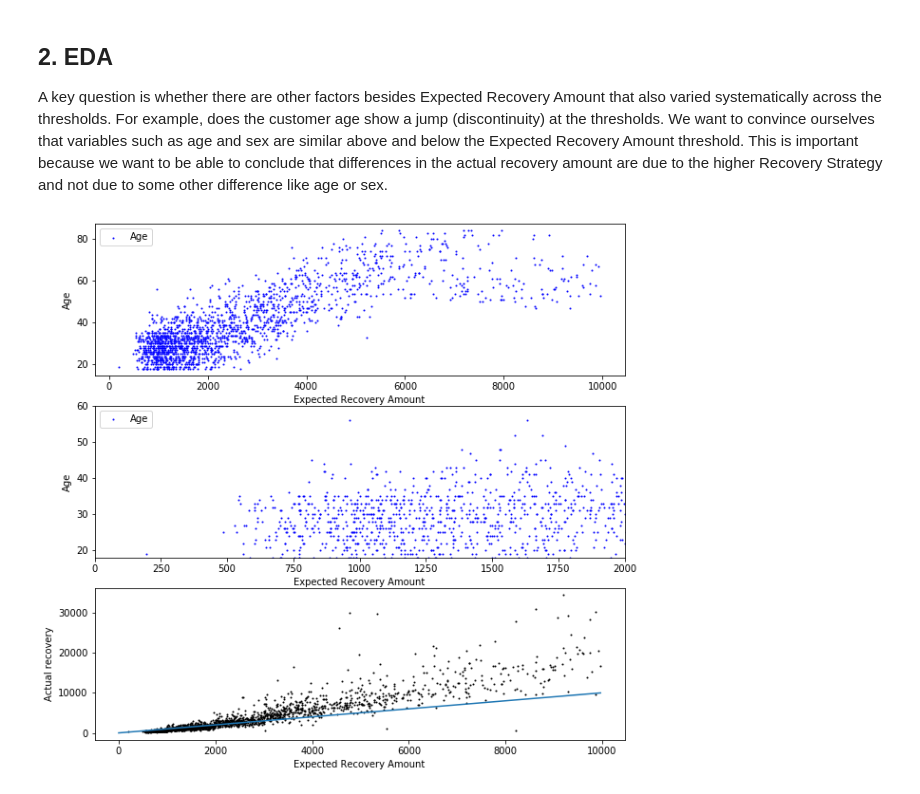
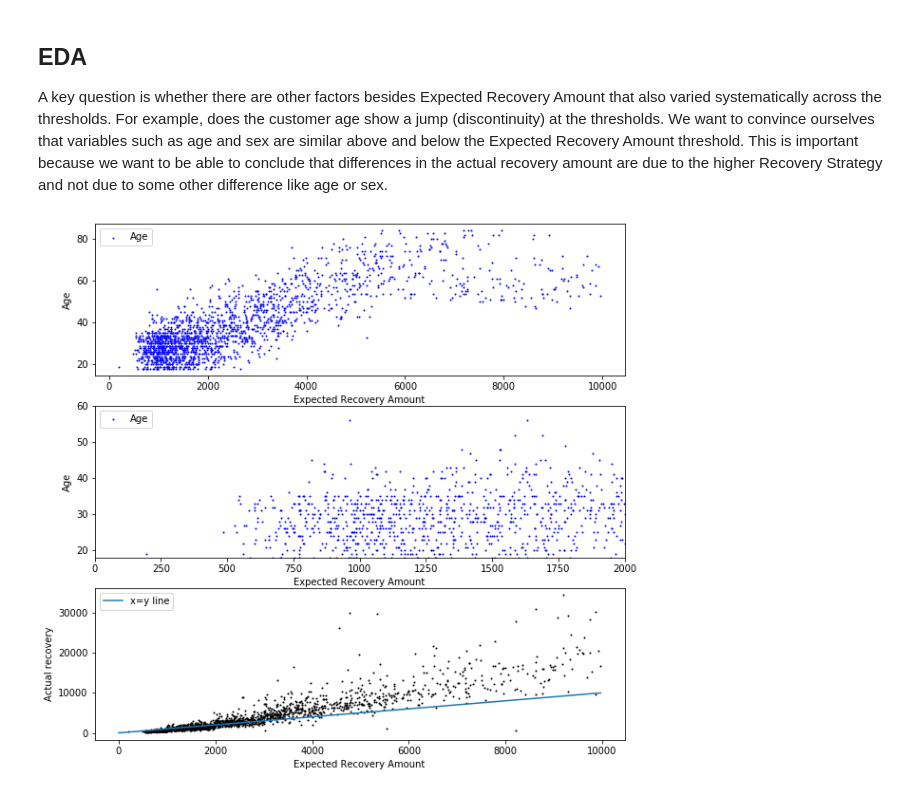
Before and after one commit to ashwin2rai/Debt_collection, a Jupyter notebook: src/Regression_discont.ipynb, the cells around one changed output. Saved outputs shown, nothing was run; the diff lists cells and outputs as text; code cells hidden in the pictures.

```diff
--- a/src/Regression_discont.ipynb
+++ b/src/Regression_discont.ipynb
@@ -54,30 +55,31 @@ max      84.000000
 | 3 | 1838 | 536 | 296.990 | Level 0 Recovery | 25 | Male |
 | 4 | 1995 | 541 | 346.385 | Level 0 Recovery | 34 | Male |
 # %% [markdown]
-## 2. EDA
+## EDA
 
 <p>A key question is whether there are other factors besides Expected Recovery Amount that also varied systematically across the thresholds. For example, does the customer age show a jump (discontinuity) at the thresholds. We want to convince ourselves that variables such as age and sex are similar above and below the Expected Recovery Amount threshold. This is important because we want to be able to conclude that differences in the actual recovery amount are due to the higher Recovery Strategy and not due to some other difference like age or sex.</p>
 # %%
 # Scatter plot of Age vs. Expected Recovery Amount
 import matplotlib.pyplot as plt
 %matplotlib inline
 plt.subplots(figsize=(10, 10))
 plt.subplot(3,1,1)
 plt.scatter(x=df['expected_recovery_amount'], y=df['age'], c="b", s=1,label='Age')
 plt.xlabel('Expected Recovery Amount'); plt.ylabel('Age')
 plt.legend(loc=2)
 
 plt.subplot(3,1,2)
 plt.scatter(x=df['expected_recovery_amount'], y=df['age'], c="b", s=1,label='Age')
 plt.xlim(0,2000); plt.ylim(df['age'].min(),60)
 plt.xlabel('Expected Recovery Amount'); plt.ylabel('Age')
 plt.legend(loc=2)
 
 plt.subplot(3,1,3)
 plt.scatter(x=df['expected_recovery_amount'], y=df['actual_recovery_amount'], c="k", s=1)
 plt.xlabel('Expected Recovery Amount'); plt.ylabel('Actual recovery')
-plt.plot([0,df['expected_recovery_amount'].max()],[0,df['expected_recovery_amount'].max()])
+plt.plot([0,df['expected_recovery_amount'].max()],[0,df['expected_recovery_amount'].max()],label='x=y line')
+plt.legend(loc=2)
 plt.show()
 # %% [output]
-[figure, old version]
+[figure, new version]
 # %% [markdown]
```
Also changed, not shown: parts of 14 cells of this notebook.
